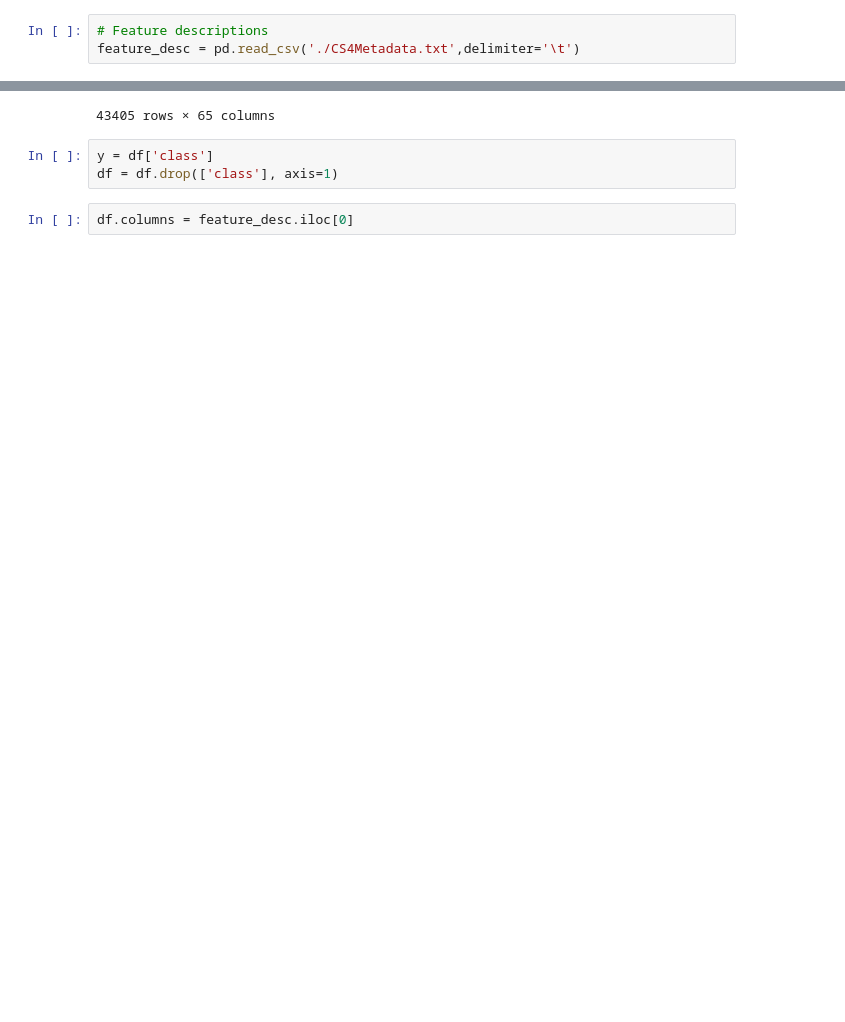
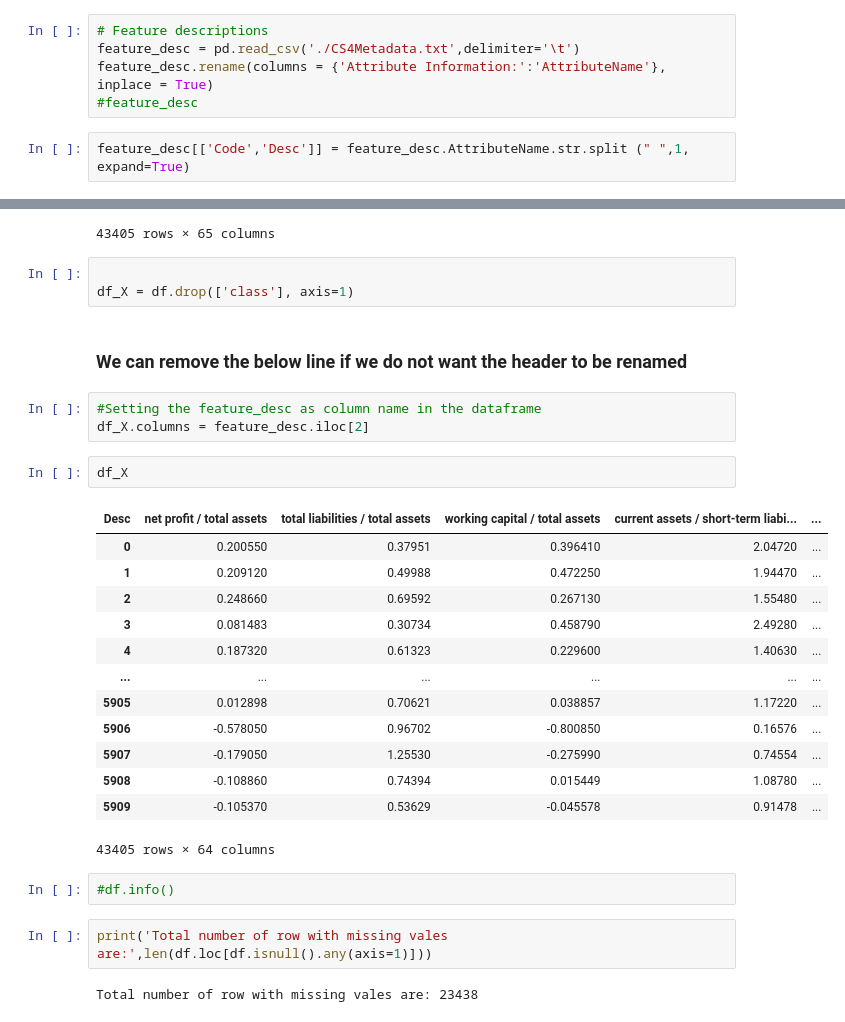
Before and after one commit to rajeshsk/QTW, a Jupyter notebook: CaseStudy4/notebooks/Suchi_QTW_case_study_4-draft1.ipynb, the cells around one changed output, grey strips where cells are left out. Drawn from its saved outputs; the diff is of its cells as text; blank space fills up the shorter version.

```diff
--- a/CaseStudy4/notebooks/Suchi_QTW_case_study_4-draft1.ipynb
+++ b/CaseStudy4/notebooks/Suchi_QTW_case_study_4-draft1.ipynb
@@ -88,6 +98,10 @@ df.shape
 # %%
 # Feature descriptions
 feature_desc = pd.read_csv('./CS4Metadata.txt',delimiter='\t')
+feature_desc.rename(columns = {'Attribute Information:':'AttributeName'}, inplace = True)
+#feature_desc
+# %%
+feature_desc[['Code','Desc']] = feature_desc.AttributeName.str.split (" ",1, expand=True)
 # %%
 feature_desc = feature_desc.transpose()
 # %%
@@ -116,8 +132,33 @@ df
 | 5909 | -0.105370 | 0.53629 | -0.045578 | 0.91478 | -56.0680 | -0.10537 | -0.109940 | 0.86460 | 0.95040 | 0.463670 | -0.109940 | ... |
 43405 rows × 65 columns
 # %%
-y = df['class']
-df = df.drop(['class'], axis=1)
+
+df_X = df.drop(['class'], axis=1)
-# %%
-df.columns = feature_desc.iloc[0]
+# %% [markdown]
+### We can remove the below line if we do not want the header to be renamed
+# %%
+#Setting the feature_desc as column name in the dataframe
+df_X.columns = feature_desc.iloc[2]
+# %%
+df_X
+# %% [output]
+| Desc | net profit / total assets | total liabilities / total assets | working capital / total assets | current assets / short-term liabi... | ... |
+| 0 | 0.200550 | 0.37951 | 0.396410 | 2.04720 | ... |
+| 1 | 0.209120 | 0.49988 | 0.472250 | 1.94470 | ... |
+| 2 | 0.248660 | 0.69592 | 0.267130 | 1.55480 | ... |
+| 3 | 0.081483 | 0.30734 | 0.458790 | 2.49280 | ... |
+| 4 | 0.187320 | 0.61323 | 0.229600 | 1.40630 | ... |
+| ... | ... | ... | ... | ... | ... |
+| 5905 | 0.012898 | 0.70621 | 0.038857 | 1.17220 | ... |
+| 5906 | -0.578050 | 0.96702 | -0.800850 | 0.16576 | ... |
+| 5907 | -0.179050 | 1.25530 | -0.275990 | 0.74554 | ... |
+| 5908 | -0.108860 | 0.74394 | 0.015449 | 1.08780 | ... |
+| 5909 | -0.105370 | 0.53629 | -0.045578 | 0.91478 | ... |
+43405 rows × 64 columns
+# %%
+#df.info()
+# %%
+print('Total number of row with missing vales are:',len(df.loc[df.isnull().any(axis=1)]))
+# %% [output]
+Total number of row with missing vales are: 23438
 # %%
```
Also changed, not shown: parts of 17 cells of this notebook.
